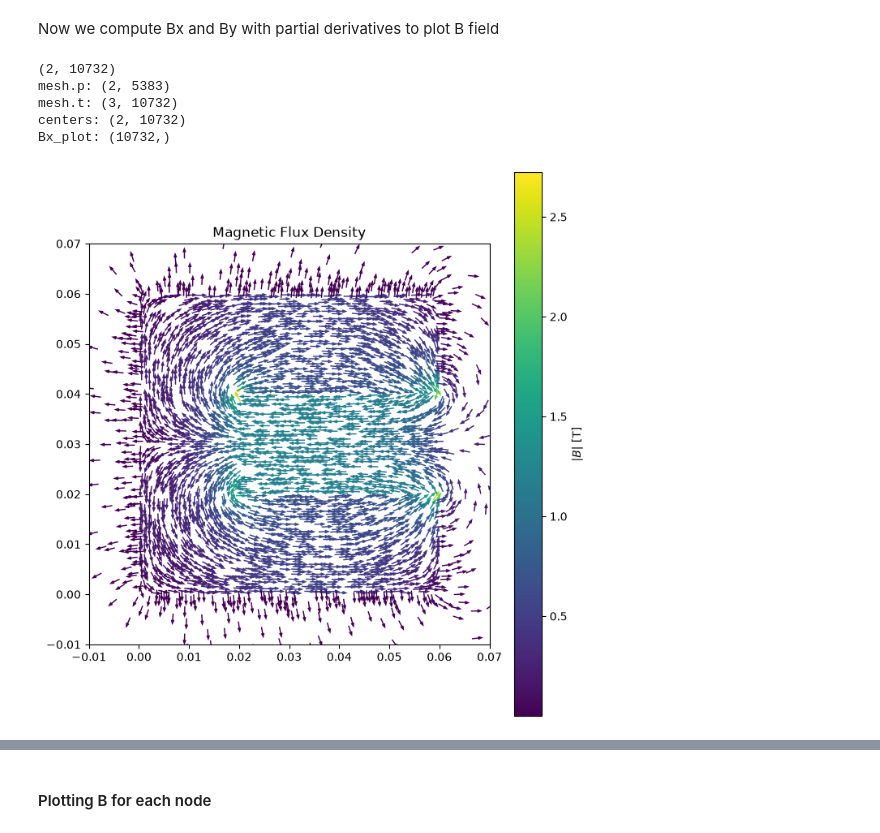
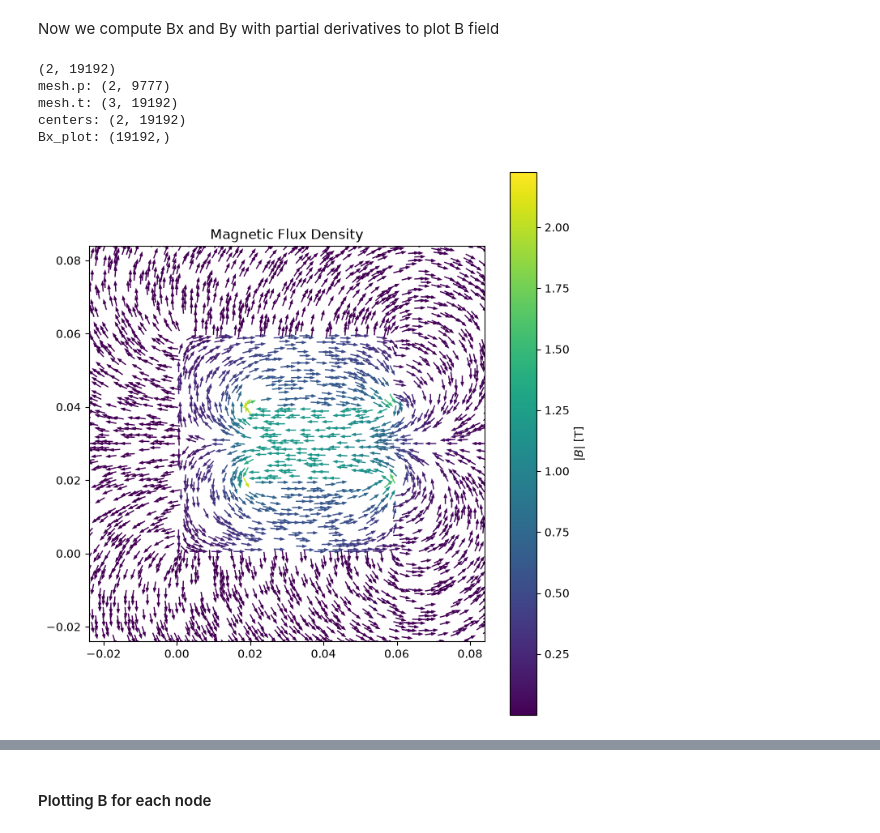
Before and after one commit to VerttiAalto100/computational-electromagnetics, a Jupyter notebook: ex3-permanent-magnet-and-iron-core/magnet_and_iron_core.ipynb, the cells around one changed output, grey strips where cells are left out. Cells and saved outputs as stored; diff of their text form; code cells hidden in the pictures.

```diff
--- a/ex3-permanent-magnet-and-iron-core/magnet_and_iron_core.ipynb
+++ b/ex3-permanent-magnet-and-iron-core/magnet_and_iron_core.ipynb
@@ -8,8 +8,13 @@ import numpy as np
 
 from skfem.io.meshio import from_meshio
 
+# Add repository root to Python path. Helps to find files and modules
+from pathlib import Path
+import sys
+sys.path.insert(0, str(Path.cwd().parent))
 
-m = meshio.read("../meshes/pm-in-core/c_core_pm.msh")
+
+m = meshio.read("mesh/mesh_ex3.msh")
 
 mesh = from_meshio(m)
 
@@ -33,13 +37,10 @@ e = ElementTriP1()
 basis = Basis(mesh, e)
 basis_core = basis.with_elements(mesh.subdomains["core"])
 basis_air = basis.with_elements(mesh.subdomains["air"])
-basis_pm_N = basis.with_elements(mesh.subdomains["magnet_N"])
-basis_pm_S = basis.with_elements(mesh.subdomains["magnet_S"])
-
+basis_magnet = basis.with_elements(mesh.subdomains["magnet"])
 
 print(basis_core)
 print(basis_air)
-print(basis_pm_N)
-print(basis_pm_S)
+print(basis_magnet)
 # %% [output]
 <skfem CellBasis(MeshTri1, ElementTriP1) object>
@@ -61,7 +58,6 @@ print(basis_pm_S)
 # %% [markdown]
 Bilinear and linear forms, from weak formulation
 # %%
-
 # w.mu little coonfusing but it just wraps the permeability to some variable w
 
 @BilinearForm
@@ -90,8 +86,7 @@ mu_pm = mu0
 mu_iron = 1000 * mu0
 
 S_mat = laplace.assemble(basis_air, mu=mu_air)
-S_mat += laplace.assemble(basis_pm_N, mu=mu_air)
-S_mat += laplace.assemble(basis_pm_S, mu=mu_air)
+S_mat += laplace.assemble(basis_magnet, mu=mu_air)
 S_mat += laplace.assemble(basis_core, mu=mu_iron)
 
 # Remanent flux.
@@ -101,18 +96,11 @@ Bry = 0
 # Magnetization vector [-1, 0] , so  -Bx direction
 
 b = magnet_rhs.assemble(
-    basis_pm_N,
+    basis_magnet,
     Brx=-Brx,
     Bry=Bry,
     nu=1/mu_pm
 )
-
-b += magnet_rhs.assemble(
-    basis_pm_S,
-    Brx=-Brx,
-    Bry=Bry,
-    nu=1/mu_pm
-)
 # %% [markdown]
 Add Dirichelt BC Az=0 to all boundaries. This models the air as infinitely large volume.
 
@@ -212,10 +184,6 @@ centers = np.vstack([
 
 print(centers.shape)
 
-cm = 1.0 / 100.0
-w = 6 * cm
-h = w
-margin = 1.0 * cm
 
 eps = 1e-14
 
@@ -224,38 +192,46 @@ By_plot = By_elem / (Bnorm_elem + eps)
 
 fig, ax = plt.subplots(figsize=(7,7))
 
 step = 3
 print("mesh.p:", mesh.p.shape)
 print("mesh.t:", mesh.t.shape)
 print("centers:", centers.shape)
 print("Bx_plot:", Bx_plot.shape)
 q = ax.quiver(
     centers[0][::step],
     centers[1][::step],
     Bx_plot[::step],
     By_plot[::step],
     Bnorm_elem[::step],
     cmap="viridis",
     pivot="mid",
     scale=35,
     width=0.003,
     headwidth=3,
     headlength=4
 )
 
 fig.colorbar(q, ax=ax, label=r"$|B|$ [T]")
 
-ax.set_xlim(-margin, w+margin)
-ax.set_ylim(-margin, h+margin)
+# Zoom into the region around the C-core
+xmin, ymin = mesh.p.min(axis=1)
+xmax, ymax = mesh.p.max(axis=1)
+d = max(xmax - xmin, ymax - ymin)
+
+margin = 0.2 * d  # CHANGE TO ZOOM
+
+ax.set_xlim(xmin + margin, xmax - margin)
+ax.set_ylim(ymin + margin, ymax - margin)
+
 ax.set_aspect("equal")
 
 ax.set_title("Magnetic Flux Density")
 
 plt.tight_layout()
 # %% [output]
-(2, 10732)
-mesh.p: (2, 5383)
-mesh.t: (3, 10732)
-centers: (2, 10732)
-Bx_plot: (10732,)
+(2, 19192)
+mesh.p: (2, 9777)
+mesh.t: (3, 19192)
+centers: (2, 19192)
+Bx_plot: (19192,)
-[figure, old version]
+[figure, new version]
```
Also changed, not shown: parts of 16 cells of this notebook.
